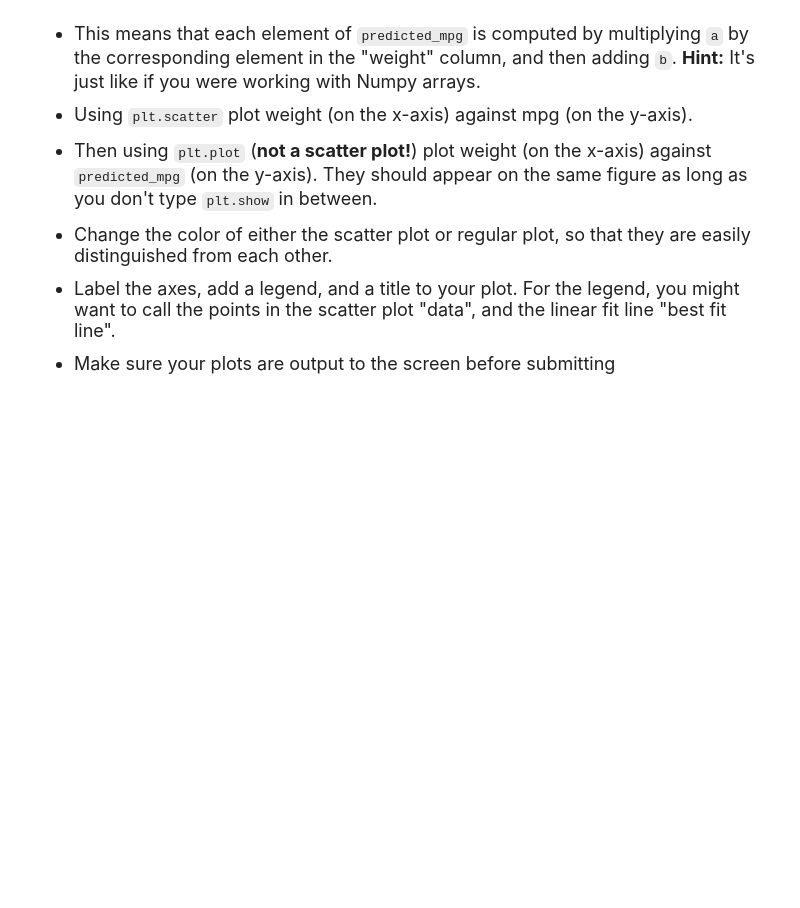
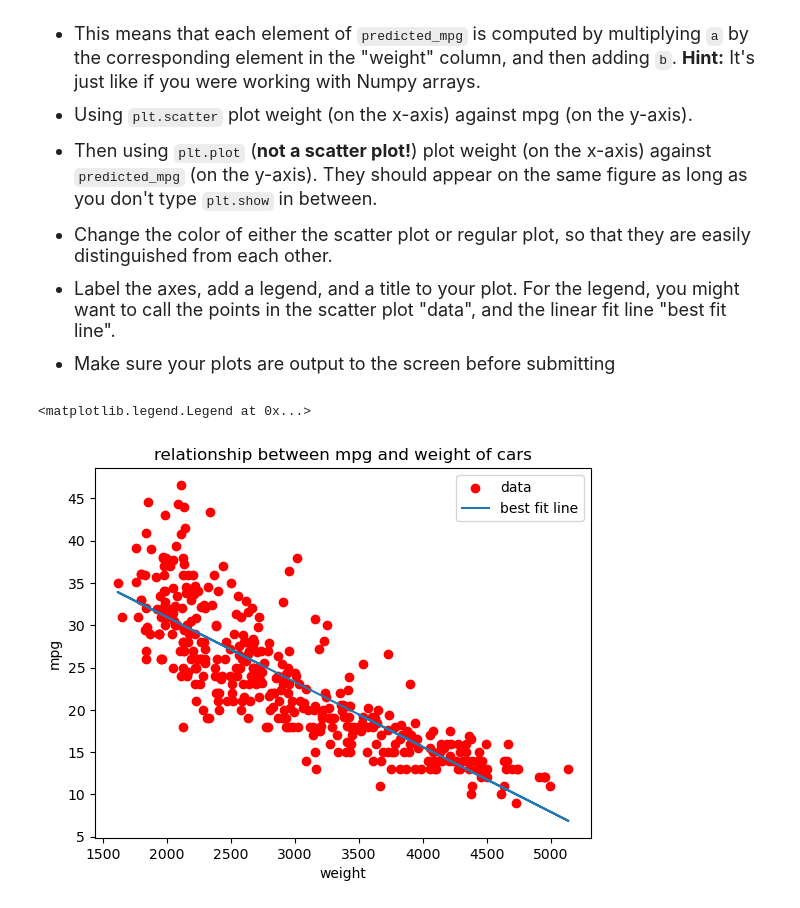
Before and after one commit to wkdduswo/datasci151spring2026, a Jupyter notebook: _assignments/assignment_8/Assignment8.ipynb, the cells around one changed output. Drawn from its saved outputs; the diff is of its cells as text; code cells hidden in the pictures; blank space fills up the shorter version.

```diff
--- a/_assignments/assignment_8/Assignment8.ipynb
+++ b/_assignments/assignment_8/Assignment8.ipynb
@@ -183,0 +200,7 @@ This problem is continued in Question (5)
+# %%
+# your answer here
+
+car_features = pd.read_csv("data/features.csv")
+
+model = smf.ols(formula= "mpg ~ weight", data= car_features)
+coeffs = model.fit().params
@@ -212,0 +236,16 @@ $$\hat{m}_i = a\cdot w_i + b$$
+# %%
+# your answer here
+a = coeffs["weight"]
+b = coeffs["Intercept"]
+
+predicted_mpg = pd.Series(a * car_features["weight"] + b)
+
+plt.scatter(car_features["weight"], car_features["mpg"], color = "red", label = "data")
+plt.plot(car_features["weight"], predicted_mpg, label = "best fit line")
+plt.xlabel("weight")
+plt.ylabel("mpg")
+plt.title("relationship between mpg and weight of cars")
+plt.legend()
+# %% [output]
+<matplotlib.legend.Legend at 0x...>
+[figure, added]
```
Also changed, not shown: parts of 8 cells of this notebook.
